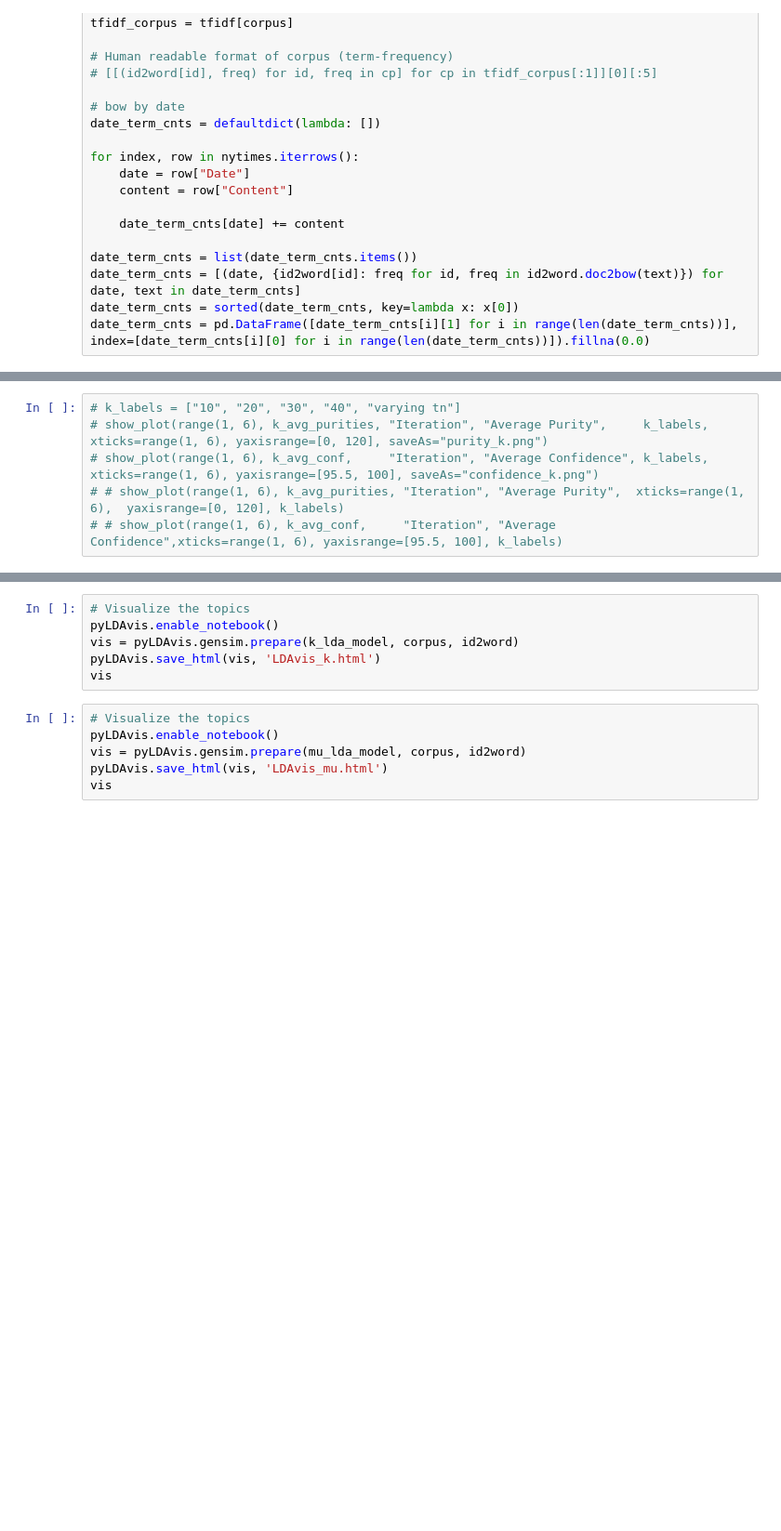
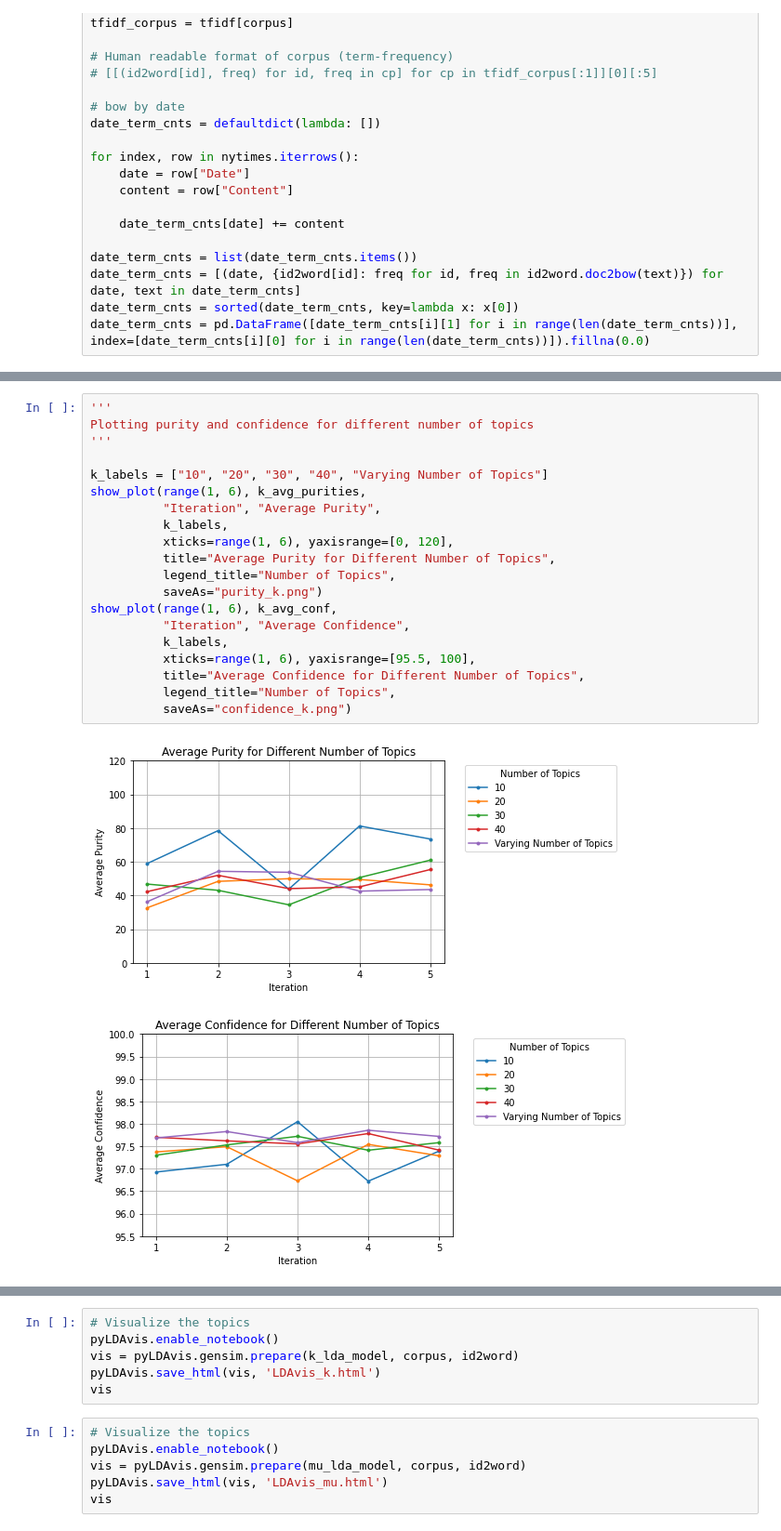
Before and after one commit to Jagaskak/CourseProject, a Jupyter notebook: ITMTF.ipynb, the cells around one changed output, grey strips where cells are left out. Shown: that part at 93% size. Drawn from its saved outputs; the diff is of its cells as text; blank space fills up the shorter version.

```diff
--- a/ITMTF.ipynb
+++ b/ITMTF.ipynb
@@ -513,7 +515,24 @@ Avg. Conf:  97.40833333333335
 # %%
-# k_labels = ["10", "20", "30", "40", "varying tn"]
-# show_plot(range(1, 6), k_avg_purities, "Iteration", "Average Purity",     k_labels, xticks=range(1, 6), yaxisrange=[0, 120], saveAs="purity_k.png")
-# show_plot(range(1, 6), k_avg_conf,     "Iteration", "Average Confidence", k_labels, xticks=range(1, 6), yaxisrange=[95.5, 100], saveAs="confidence_k.png")
-# # show_plot(range(1, 6), k_avg_purities, "Iteration", "Average Purity",  xticks=range(1, 6),  yaxisrange=[0, 120], k_labels)
-# # show_plot(range(1, 6), k_avg_conf,     "Iteration", "Average Confidence",xticks=range(1, 6), yaxisrange=[95.5, 100], k_labels)
+'''
+Plotting purity and confidence for different number of topics
+'''
+
+k_labels = ["10", "20", "30", "40", "Varying Number of Topics"]
+show_plot(range(1, 6), k_avg_purities,
+          "Iteration", "Average Purity",
+          k_labels,
+          xticks=range(1, 6), yaxisrange=[0, 120],
+          title="Average Purity for Different Number of Topics",
+          legend_title="Number of Topics",
+          saveAs="purity_k.png")
+show_plot(range(1, 6), k_avg_conf,
+          "Iteration", "Average Confidence",
+          k_labels,
+          xticks=range(1, 6), yaxisrange=[95.5, 100],
+          title="Average Confidence for Different Number of Topics",
+          legend_title="Number of Topics",
+          saveAs="confidence_k.png")
+# %% [output]
+[figure, added]
+[figure, added]
 # %%
```
Also changed, not shown: parts of 4 cells of this notebook, 9 other files.
